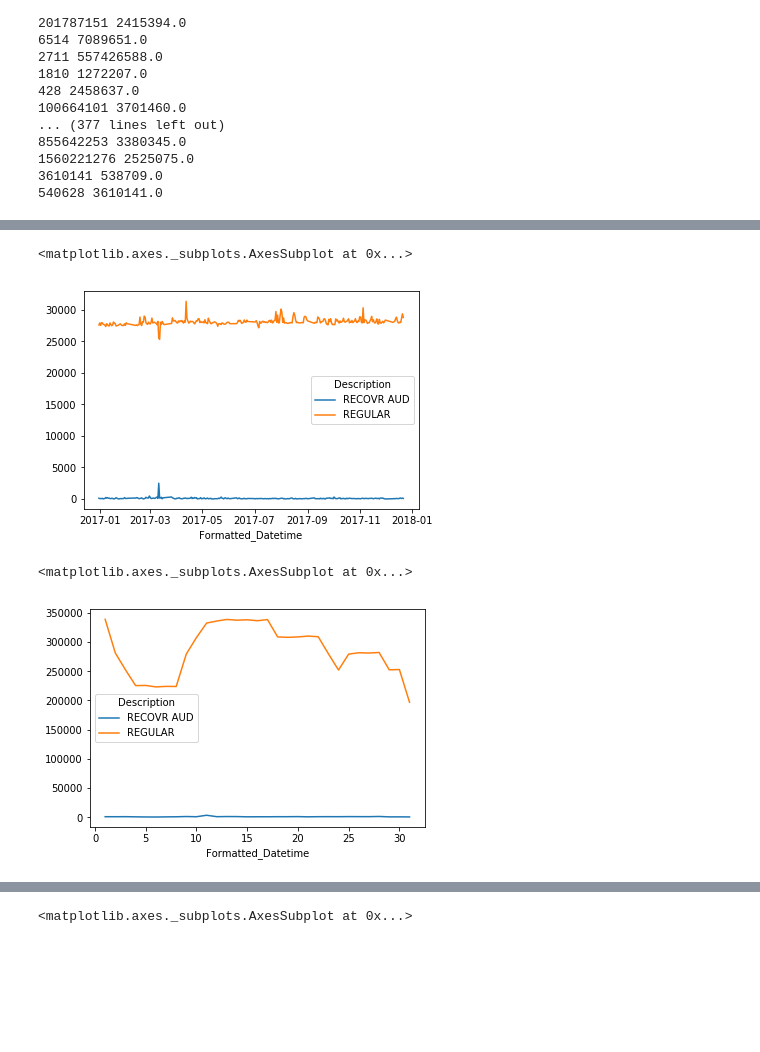
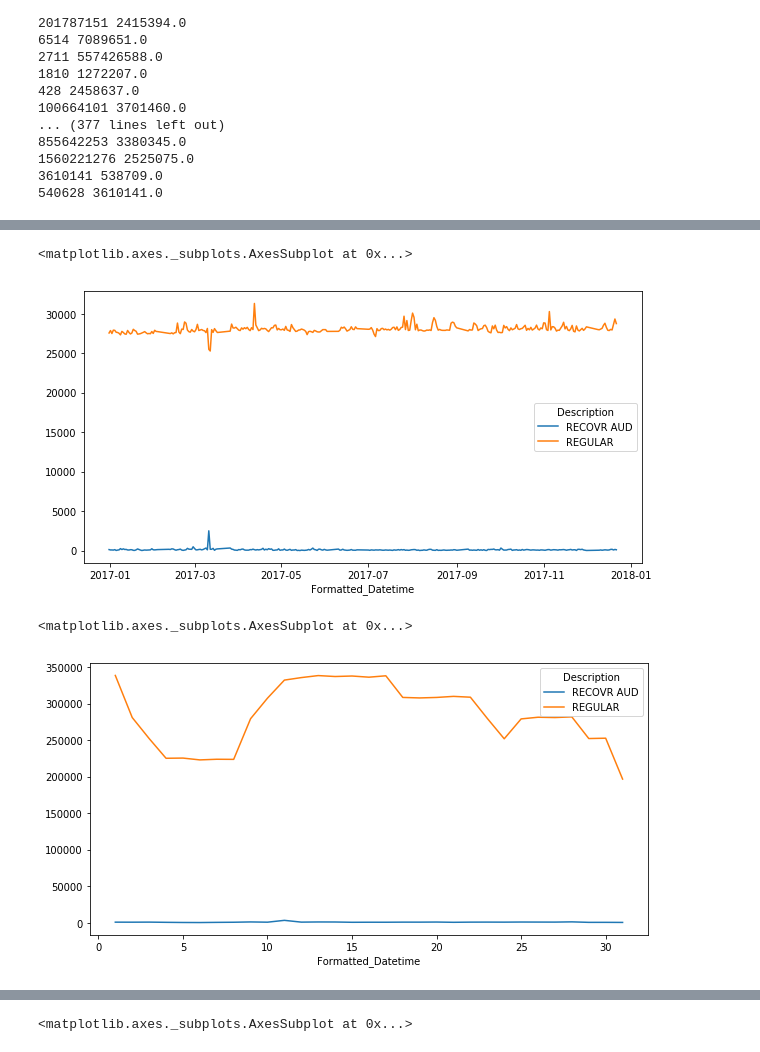
Before and after one commit to XuanX111/dsp_project1, a Jupyter notebook: mta_turnstile_analysis.ipynb, the cells around one changed output, grey strips where cells are left out. Saved outputs shown, nothing was run; the diff lists cells and outputs as text; code cells hidden in the pictures; blank space fills up the shorter version.

```diff
--- a/mta_turnstile_analysis.ipynb
+++ b/mta_turnstile_analysis.ipynb
@@ -165,3 +178,12 @@ data.iloc[6918205:6918207]
 |  | C/A | Unit | SCP | Station | Line Name | Division | Description | Entries | Exits | ... |
 | 6938882 | N023 | R332 | 01-00-02 | 135 ST | BC | IND | REGULAR | 861025 | 2623328 | ... |
 | 6938881 | N023 | R332 | 01-00-02 | 135 ST | BC | IND | REGULAR | 860926 | 2622981 | ... |
+# %%
+# turn the 'Description' var into numerical feature
+data['RECOVR_AUD'] = np.where(data['Description']!='REGULAR',1,0)
+
+data['RECOVR_AUD'] = (data.groupby(["C/A",
+                                    "Unit",
+                                    "SCP",
+                                    "Station",
+                                    data.Formatted_Datetime.dt.date])["RECOVR_AUD"].transform("max"))
@@ -319,17 +374,17 @@ daily_data.head()
 # %%
 # plotting the description counts over the duration of the time period of the data
 
-data.groupby([data.Formatted_Datetime.dt.date,'Description']).Description.count().unstack().plot()
+data.groupby([data.Formatted_Datetime.dt.date,'Description']).Description.count().unstack().plot(figsize=(10,5))
 # %% [output]
 <matplotlib.axes._subplots.AxesSubplot at 0x...>
-[figure, old version]
+[figure, new version]
 # %%
 # plotting the description counts per day of the month
 
-data.groupby([data.Formatted_Datetime.dt.day,'Description']).Description.count().unstack().plot()
+data.groupby([data.Formatted_Datetime.dt.day,'Description']).Description.count().unstack().plot(figsize=(10,5))
 # %% [output]
 <matplotlib.axes._subplots.AxesSubplot at 0x...>
-[figure, old version]
+[figure, new version]
 # %%
 # plotting the description counts per day of the week, 0 = Monday
 
```
Also changed, not shown: parts of 21 cells of this notebook.
